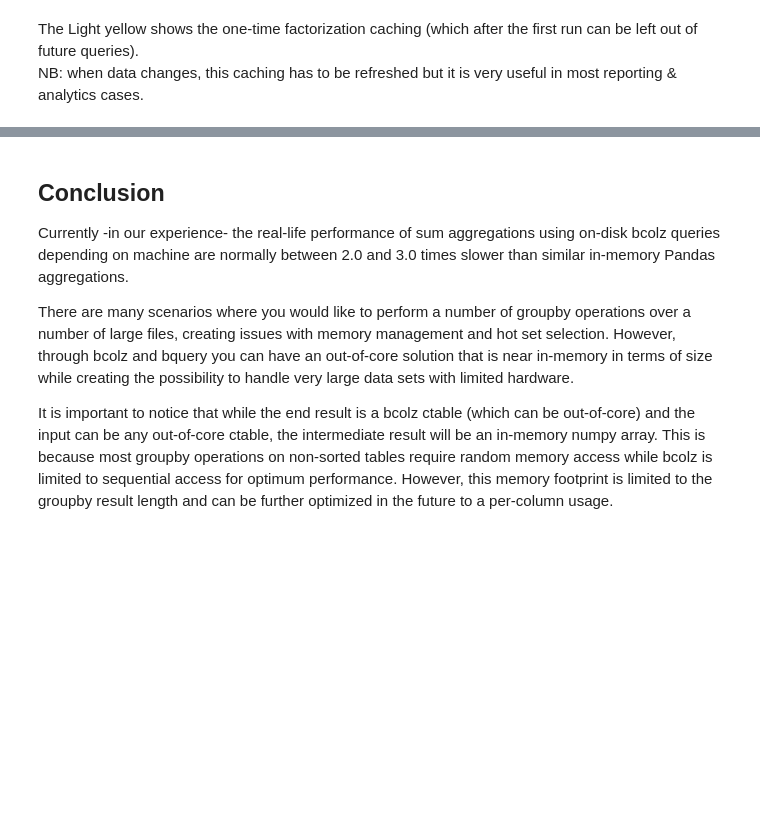
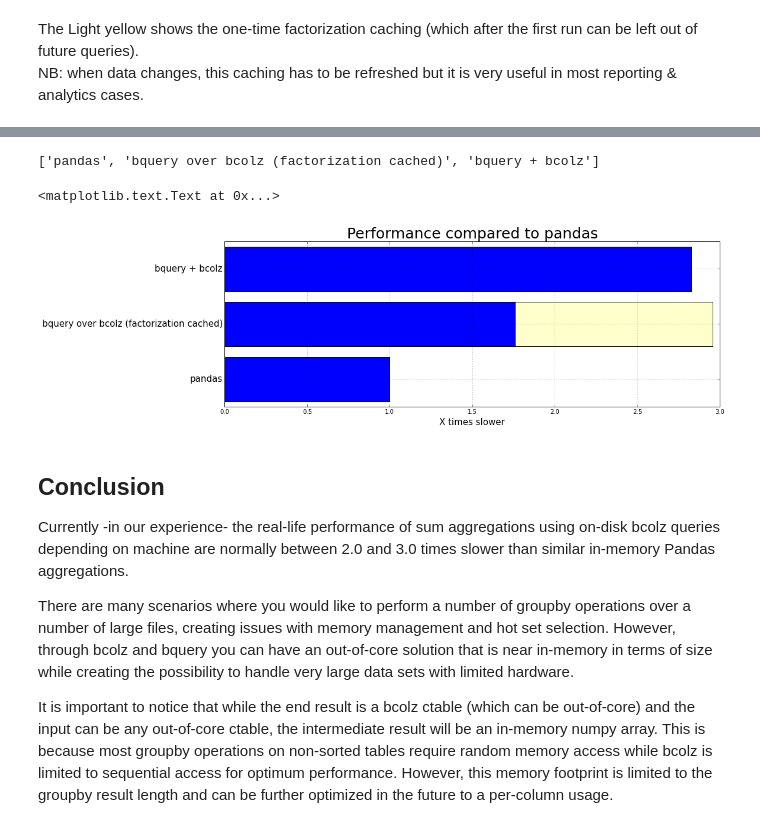
Before and after one commit to visualfabriq/bquery, a Jupyter notebook: bquery/benchmarks/bench_groupby.ipynb, the cells around one changed output, grey strips where cells are left out. Cells and saved outputs as stored; diff of their text form; code cells hidden in the pictures; blank space fills up the shorter version.

Commit message:
complex scenario

```diff
--- a/bquery/benchmarks/bench_groupby.ipynb
+++ b/bquery/benchmarks/bench_groupby.ipynb
@@ -214,0 +275,8 @@ NB: when data changes, this caching has to be refreshed but it is very useful in
+# %%
+print('Complex Test Case Running Time relative to Pandas')
+elapsed_times_bak = OrderedDict({ k: v for (k,v) in sorted(elapsed_times.iteritems())})
+pp(elapsed_times_bak)
+elapsed_times = elapsed_times_bak
+elapsed_times_norm = OrderedDict({ k: v/elapsed_times['pandas'] for (k,v) in sorted(elapsed_times.iteritems())})
+print '\nNormalized running time'
+pp(elapsed_times_norm)
@@ -215,3 +299,28 @@ NB: when data changes, this caching has to be refreshed but it is very useful in
+# %%
+if 'bquery, create factorization cache' in elapsed_times_norm:
+    base_bquery = elapsed_times_norm.pop('bquery, create factorization cache')
+labels = []
+val = []
+for k,v in sorted(elapsed_times_norm.iteritems(), reverse=True):
+    labels.append(k)
+    val.append(v)
+
+pos = np.arange(len(elapsed_times_norm))+.5    # the bar centers on the y axis
+
+print elapsed_times_norm.keys()
+plt.figure(1, figsize=[15,5])
+plt.grid(True)
+plt.barh(pos,val, align='center')
+plt.barh(pos,[0, base_bquery, 0],
+         left=[0, elapsed_times_norm['bquery over bcolz (factorization cached)'], 0],
+         align='center', color = '#FFFFCC')
+plt.yticks(pos, labels, fontsize=15)
+plt.xlabel('X times slower', fontsize=15)
+plt.title('Performance compared to pandas', fontsize=25)
+# %% [output]
+['pandas', 'bquery over bcolz (factorization cached)', 'bquery + bcolz']
+<matplotlib.text.Text at 0x...>
+[figure, added]
 # %% [markdown]
 ## Conclusion
 Currently -in our experience- the real-life performance of sum aggregations using on-disk bcolz queries depending on machine are normally between 2.0 and 3.0 times slower than similar in-memory Pandas aggregations.
```
Also changed, not shown: parts of 16 cells of this notebook.
